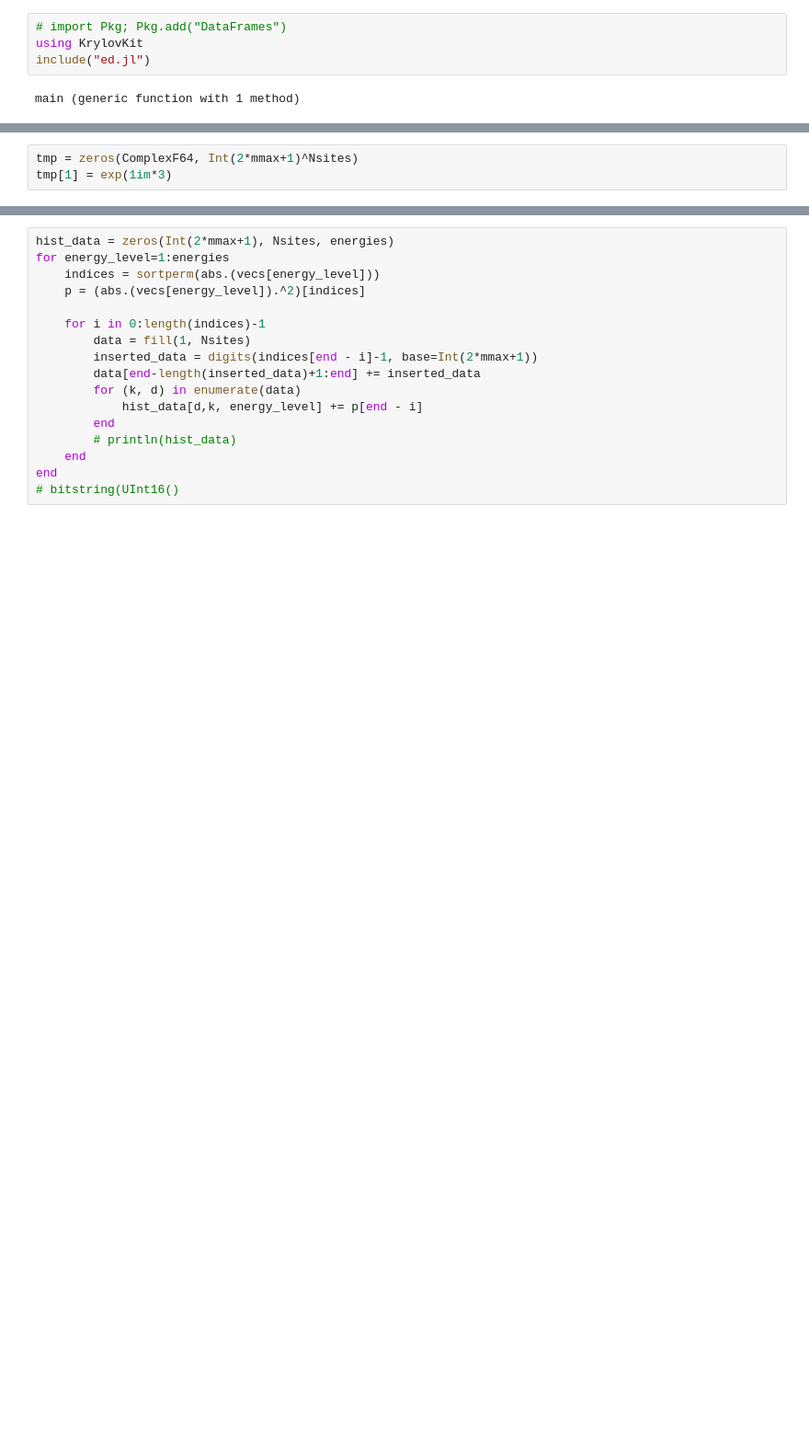
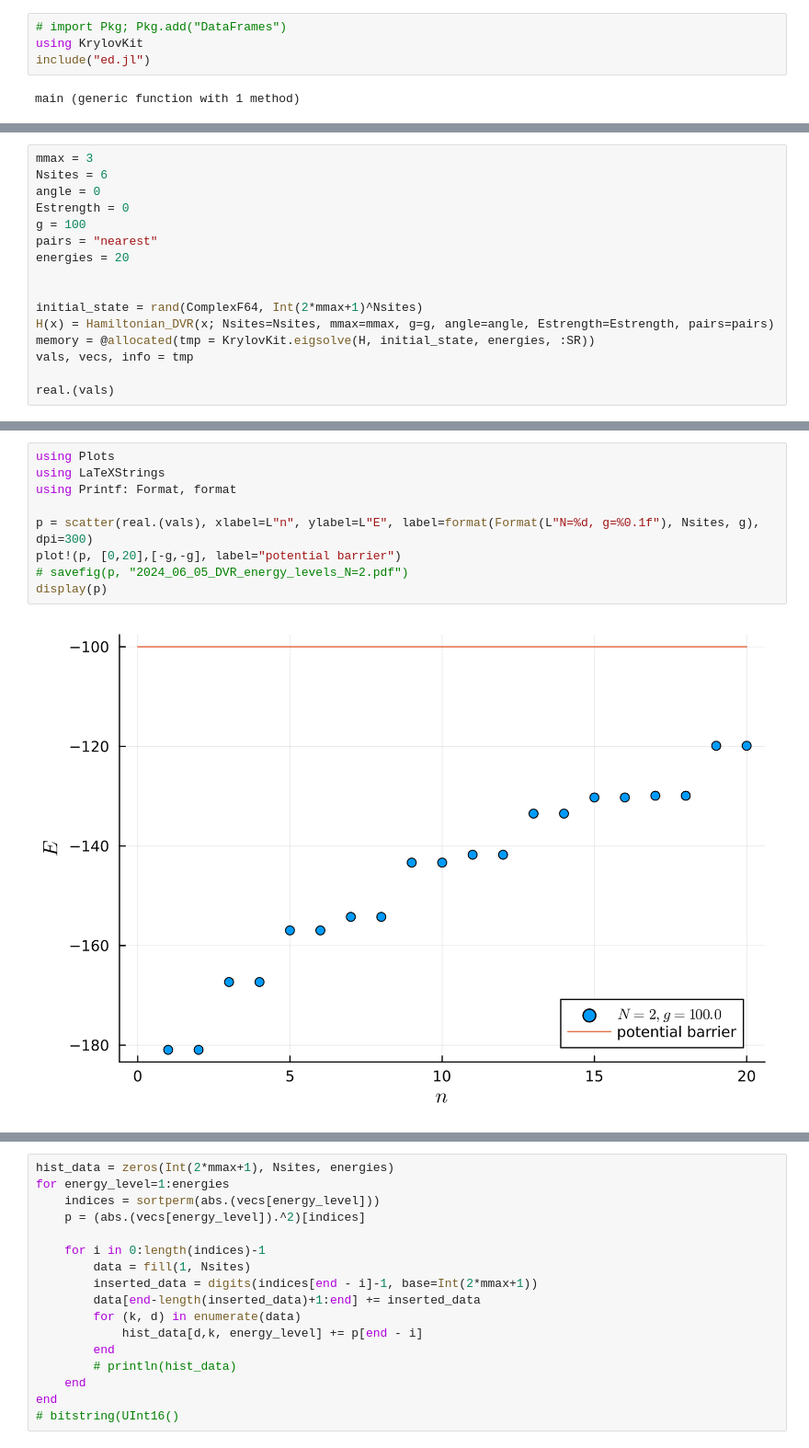
Before and after one commit to GoodStuff11/dmrg, a Jupyter notebook: ed/ed_testing.ipynb, the cells around one changed output, grey strips where cells are left out. Shown at 92% size. Drawn from its saved outputs; the diff is of its cells as text; blank space fills up the shorter version.

```diff
--- a/ed/ed_testing.ipynb
+++ b/ed/ed_testing.ipynb
@@ -110,3 +6,0 @@ sum(abs.(inversion_projection_dvr(vecs[1]; Nsites, mmax, parity="even", directio
-# %%
-tmp = zeros(ComplexF64, Int(2*mmax+1)^Nsites)
-tmp[1] = exp(1im*3)
@@ -112,0 +152,16 @@ tmp[1] = exp(1im*3)
+# %%
+mmax = 3
+Nsites = 6
+angle = 0
+Estrength = 0
+g = 100
+pairs = "nearest"
+energies = 20
+
+
+initial_state = rand(ComplexF64, Int(2*mmax+1)^Nsites)
+H(x) = Hamiltonian_DVR(x; Nsites=Nsites, mmax=mmax, g=g, angle=angle, Estrength=Estrength, pairs=pairs)
+memory = @allocated(tmp = KrylovKit.eigsolve(H, initial_state, energies, :SR))
+vals, vecs, info = tmp
+
+real.(vals)
@@ -113 +186,12 @@ tmp[1] = exp(1im*3)
+# %%
+using Plots
+using LaTeXStrings
+using Printf: Format, format
+
+p = scatter(real.(vals), xlabel=L"n", ylabel=L"E", label=format(Format(L"N=%d, g=%0.1f"), Nsites, g), dpi=300)
+plot!(p, [0,20],[-g,-g], label="potential barrier")
+# savefig(p, "2024_06_05_DVR_energy_levels_N=2.pdf")
+display(p)
+# %% [output]
+[figure, added]
 # %%
```
Also changed, not shown: parts of 23 cells of this notebook, 17 other files.
